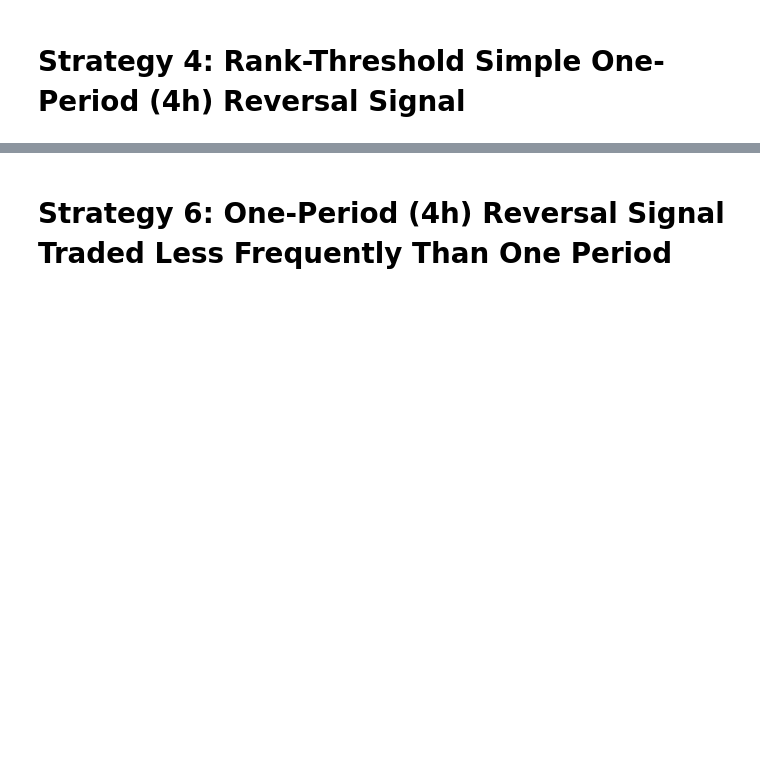
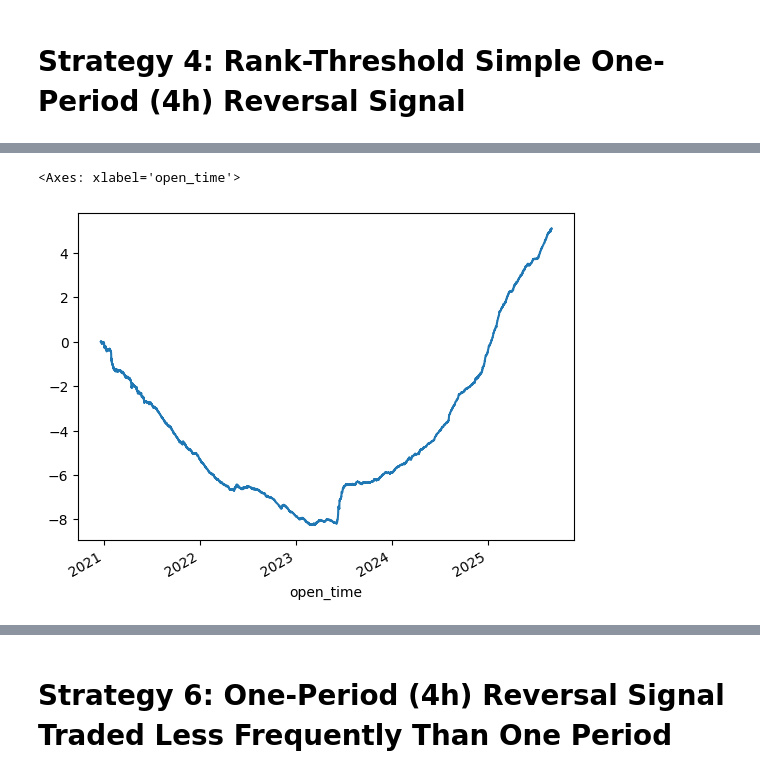
Before and after one commit to wbchristerson/crypto-strategies, a Jupyter notebook: class_project.ipynb, the cells around one changed output, grey strips where cells are left out. Drawn from its saved outputs; the diff is of its cells as text; code cells hidden in the pictures; blank space fills up the shorter version.

```diff
--- a/class_project.ipynb
+++ b/class_project.ipynb
@@ -521,0 +599,5 @@ Intel MKL WARNING: Support of Intel(R) Streaming SIMD Extensions 4.2 (Intel(R) S
+# %%
+net_returns.cumsum().plot()
+# %% [output]
+<Axes: xlabel='open_time'>
+[figure, added]
```
Also changed, not shown: parts of 33 cells of this notebook.
